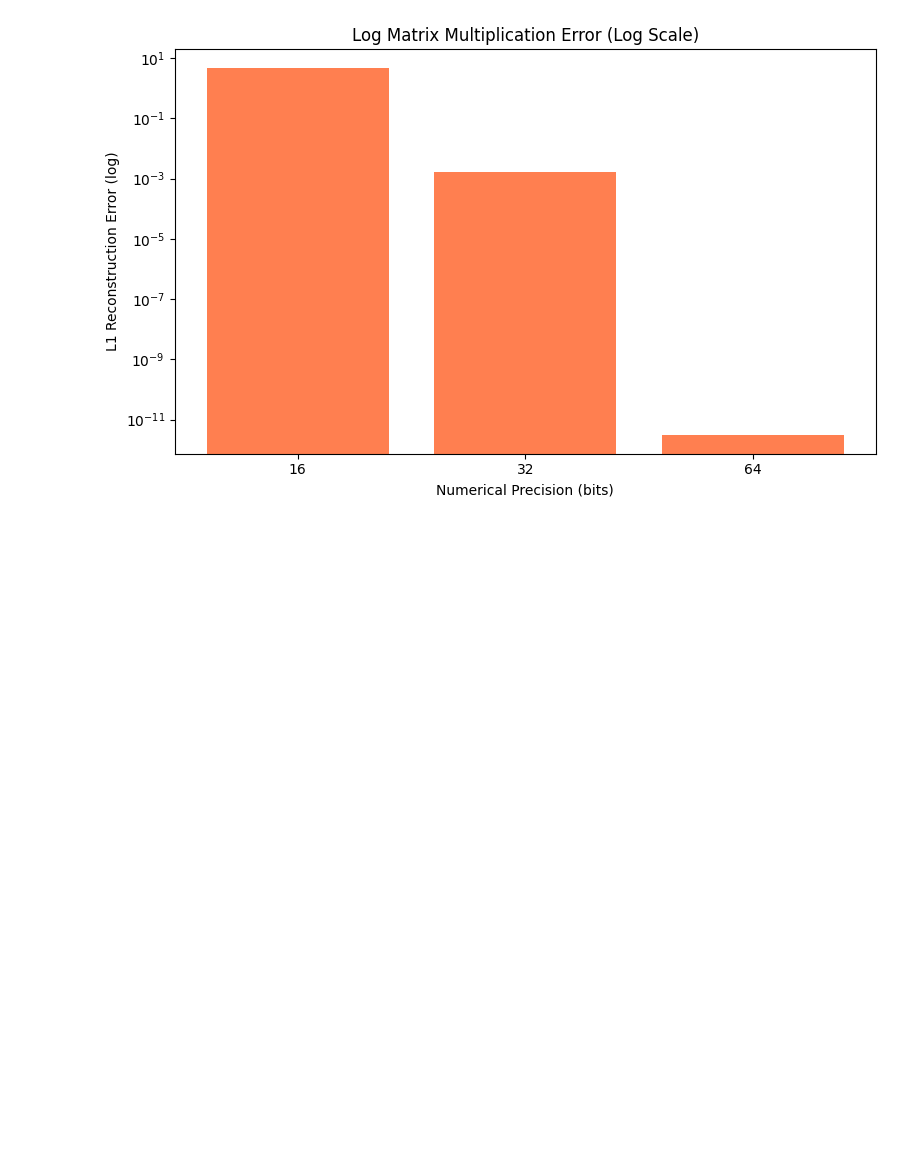
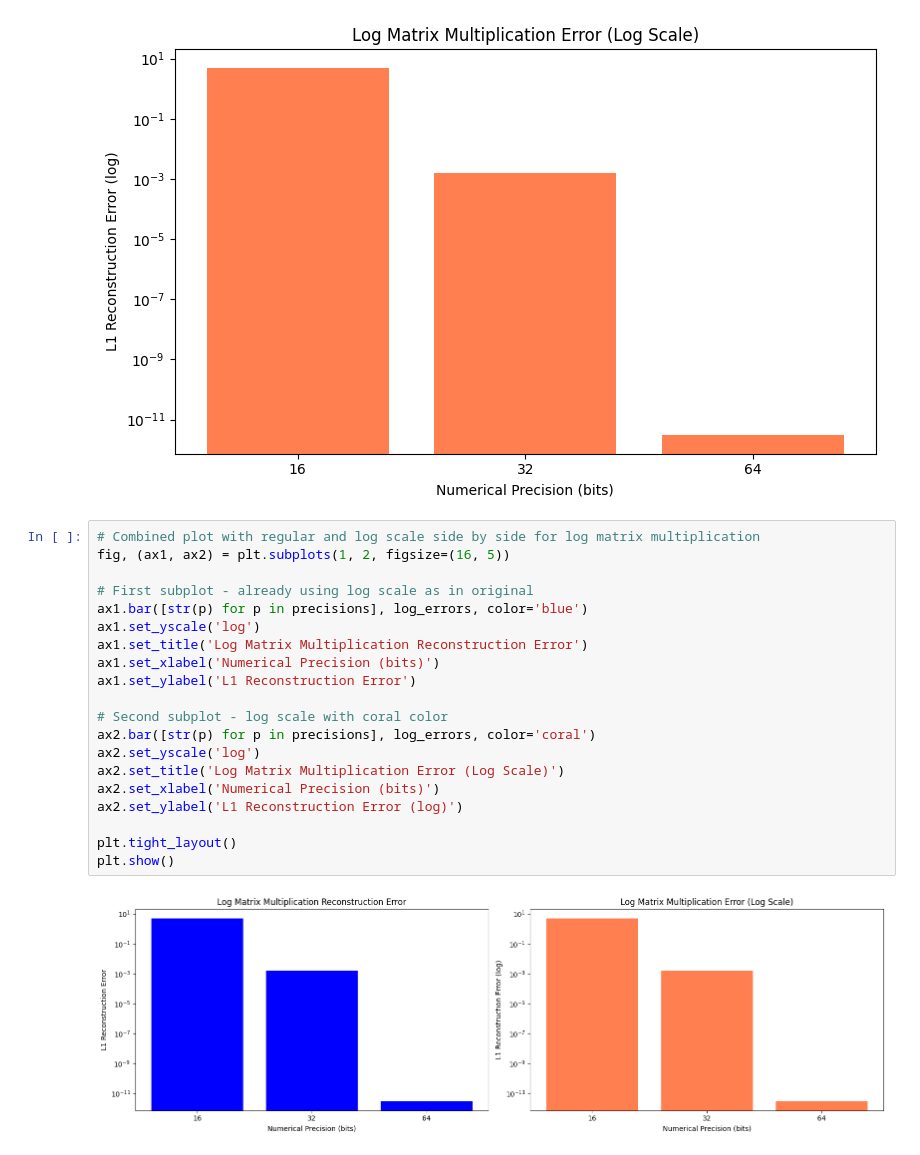
Before and after one commit to AaronGoldblatt/efficient-neural-network-numerics, a Jupyter notebook: 1-numerical_precision.ipynb, the cells around one changed output. Drawn from its saved outputs; the diff is of its cells as text; blank space fills up the shorter version.

```diff
--- a/1-numerical_precision.ipynb
+++ b/1-numerical_precision.ipynb
@@ -384,6 +457,28 @@ plt.savefig('logmatmul_error_log_plot.png')  # Save the plot
 plt.show()
 # %% [output]
 [figure]
+# %%
+# Combined plot with regular and log scale side by side for log matrix multiplication
+fig, (ax1, ax2) = plt.subplots(1, 2, figsize=(16, 5))
+
+# First subplot - already using log scale as in original
+ax1.bar([str(p) for p in precisions], log_errors, color='blue')
+ax1.set_yscale('log')
+ax1.set_title('Log Matrix Multiplication Reconstruction Error')
+ax1.set_xlabel('Numerical Precision (bits)')
+ax1.set_ylabel('L1 Reconstruction Error')
+
+# Second subplot - log scale with coral color
+ax2.bar([str(p) for p in precisions], log_errors, color='coral')
+ax2.set_yscale('log')
+ax2.set_title('Log Matrix Multiplication Error (Log Scale)')
+ax2.set_xlabel('Numerical Precision (bits)')
+ax2.set_ylabel('L1 Reconstruction Error (log)')
+
+plt.tight_layout()
+plt.show()
+# %% [output]
+[figure, added]
 # %%
 # Create a grouped bar chart for comparing all methods
 plt.figure(figsize=(12, 7))
```
Also changed, not shown: parts of 15 cells of this notebook.
